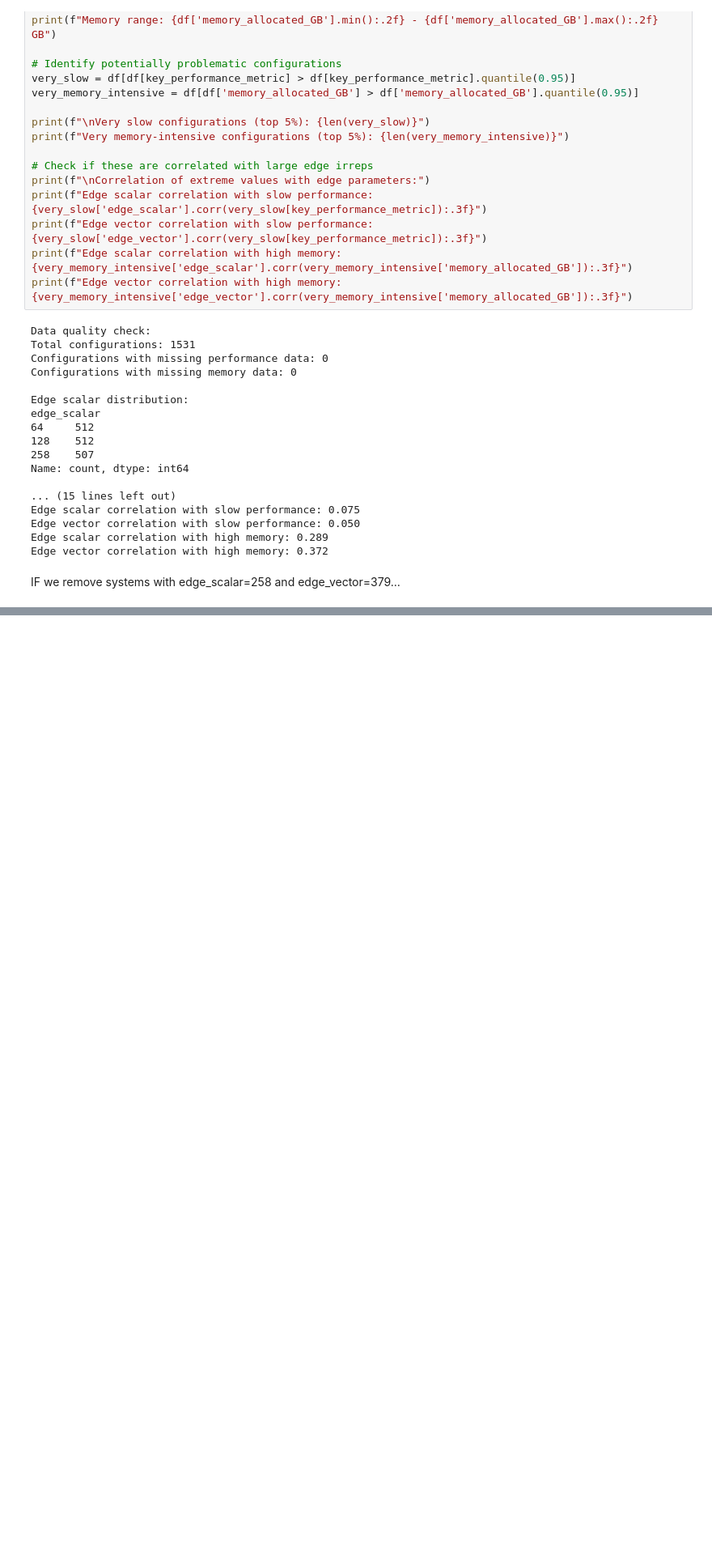
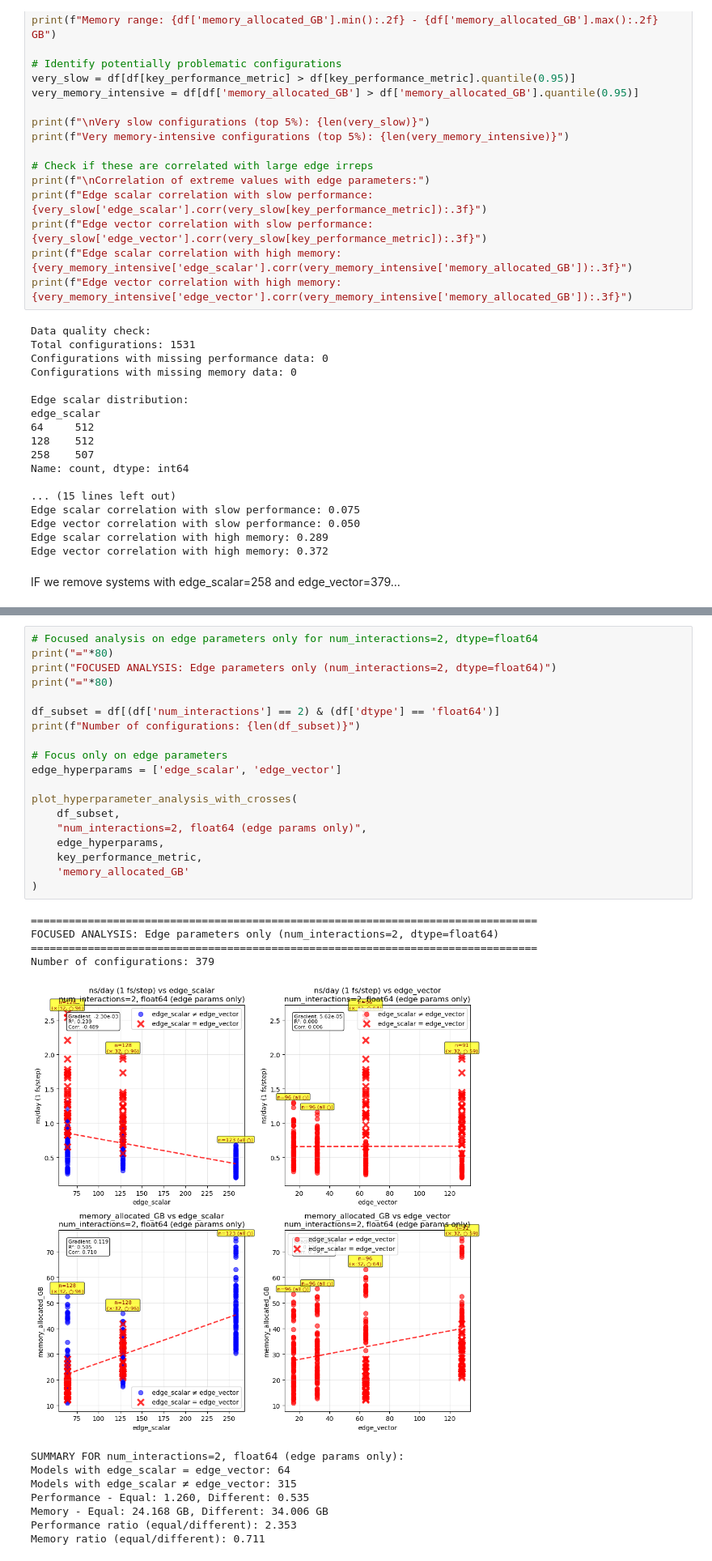
Before and after one commit to ThomasWarford/mace, a Jupyter notebook: benchmarks/analysis.ipynb, the cells around one changed output, grey strips where cells are left out. Shown at 81% size. Drawn from its saved outputs; the diff is of its cells as text; blank space fills up the shorter version.

```diff
--- a/benchmarks/analysis.ipynb
+++ b/benchmarks/analysis.ipynb
@@ -454,0 +700,32 @@ Number of configurations: 192
+# %%
+# Focused analysis on edge parameters only for num_interactions=2, dtype=float64
+print("="*80)
+print("FOCUSED ANALYSIS: Edge parameters only (num_interactions=2, dtype=float64)")
+print("="*80)
+
+df_subset = df[(df['num_interactions'] == 2) & (df['dtype'] == 'float64')]
+print(f"Number of configurations: {len(df_subset)}")
+
+# Focus only on edge parameters
+edge_hyperparams = ['edge_scalar', 'edge_vector']
+
+plot_hyperparameter_analysis_with_crosses(
+    df_subset,
+    "num_interactions=2, float64 (edge params only)",
+    edge_hyperparams,
+    key_performance_metric,
+    'memory_allocated_GB'
+)
+# %% [output]
+================================================================================
+FOCUSED ANALYSIS: Edge parameters only (num_interactions=2, dtype=float64)
+================================================================================
+Number of configurations: 379
+[figure, added]
+SUMMARY FOR num_interactions=2, float64 (edge params only):
+Models with edge_scalar = edge_vector: 64
+Models with edge_scalar ≠ edge_vector: 315
+Performance - Equal: 1.260, Different: 0.535
+Memory - Equal: 24.168 GB, Different: 34.006 GB
+Performance ratio (equal/different): 2.353
+Memory ratio (equal/different): 0.711
```
Also changed, not shown: parts of 7 cells of this notebook.
